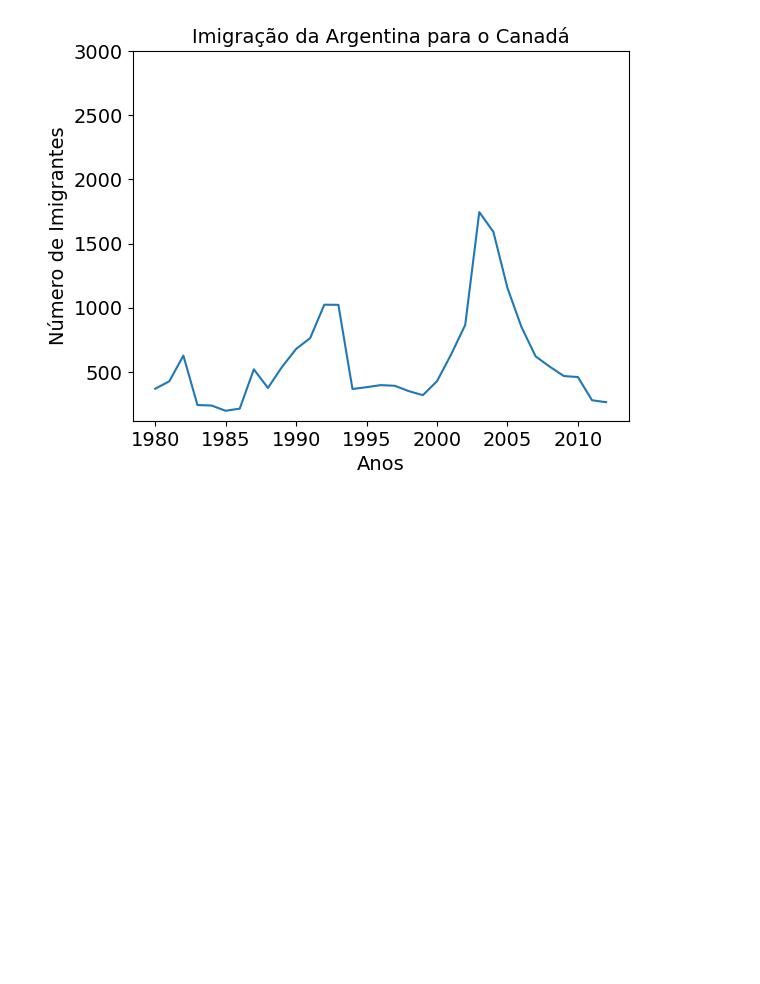
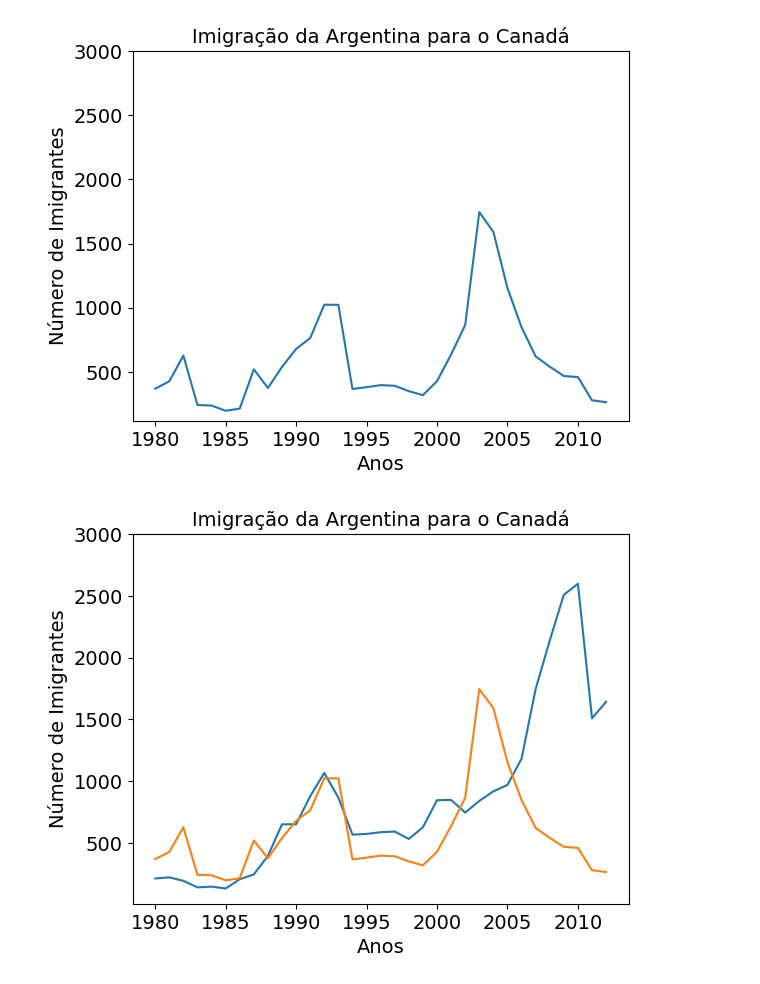
Before and after one commit to LuizEduardoBS/IABD_Inteligencia_Artificial_E_Big_Data, a Jupyter notebook: Aula_4/codigo.ipynb, the cells around one changed output. Drawn from its saved outputs; the diff is of its cells as text; code cells hidden in the pictures; blank space fills up the shorter version.

Commit message:
Adicionei um grafico com os dados do Brasil e Argentina no mesmo grafico da aula 4.

```diff
--- a/Aula_4/codigo.ipynb
+++ b/Aula_4/codigo.ipynb
@@ -66,3 +66,14 @@ plt.ylabel("Número de Imigrantes",fontsize=14)
 plt.show()
 # %% [output]
 [figure]
+# %%
+plt.plot(df_brasil['ano'],df_brasil['imigrantes'], label='Brasil')
+plt.plot(df_argentina['ano'],df_argentina['imigrantes'], label='Argentina')
+plt.xticks(['1980', '1985', '1990', '1995', '2000', '2005', '2010'],fontsize=14) # Ajusta os valores para o eixo X
+plt.yticks([500, 1000, 1500, 2000, 2500, 3000],fontsize=14)
+plt.xlabel("Anos",fontsize=14)
+plt.title("Imigração da Argentina para o Canadá",fontsize=14)
+plt.ylabel("Número de Imigrantes",fontsize=14)
+plt.show()
+# %% [output]
+[figure, added]
```
